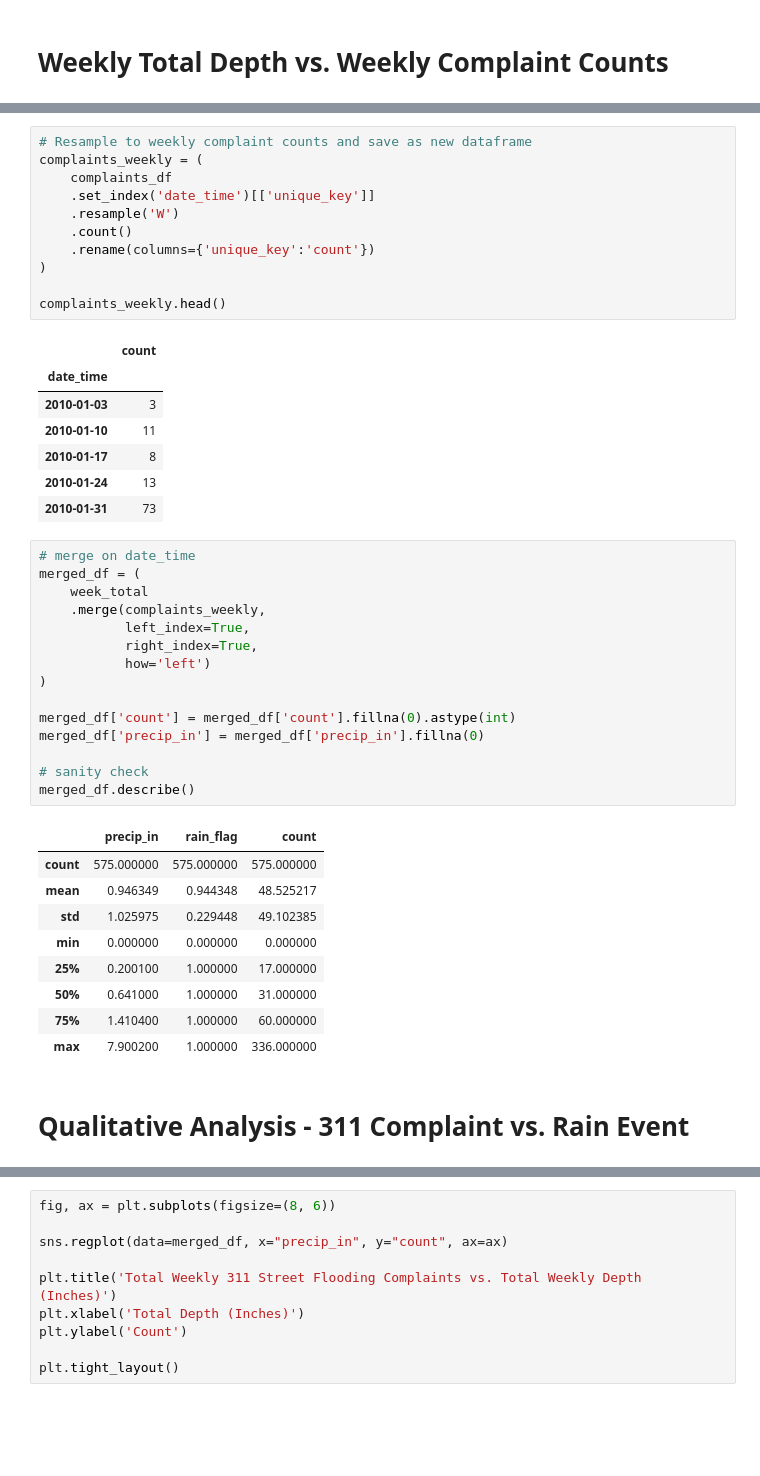
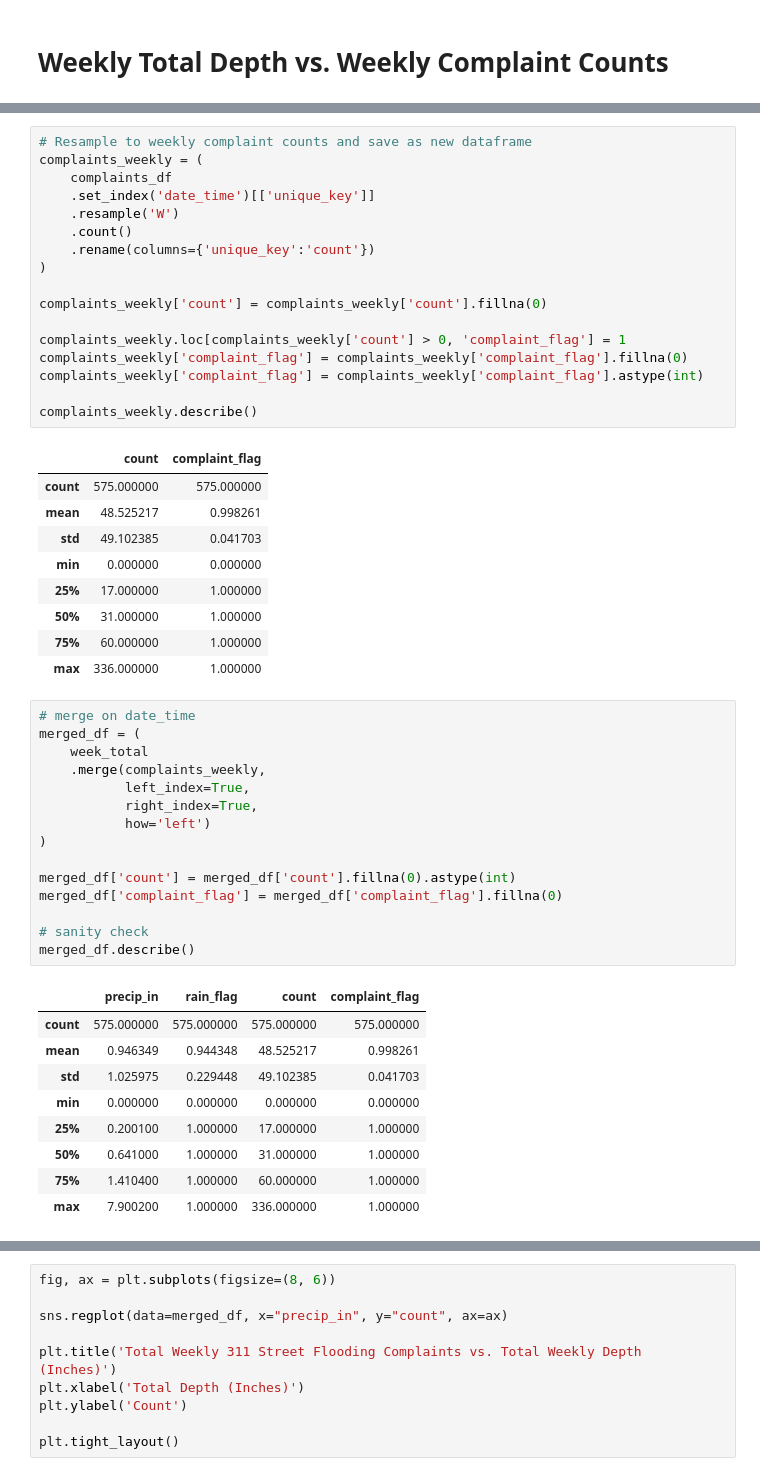
Before and after one commit to datalifenyc/nyc-street-flooding-analysis, a Jupyter notebook: analysis-book/nyc-311-groundtruth.ipynb, the cells around one changed output, grey strips where cells are left out. Cells and saved outputs as stored; diff of their text form; blank space fills up the shorter version.

```diff
--- a/analysis-book/nyc-311-groundtruth.ipynb
+++ b/analysis-book/nyc-311-groundtruth.ipynb
@@ -798,39 +720,45 @@ complaints_weekly = (
     .rename(columns={'unique_key':'count'})
 )
 
-complaints_weekly.head()
+complaints_weekly['count'] = complaints_weekly['count'].fillna(0)
+
+complaints_weekly.loc[complaints_weekly['count'] > 0, 'complaint_flag'] = 1
+complaints_weekly['complaint_flag'] = complaints_weekly['complaint_flag'].fillna(0)
+complaints_weekly['complaint_flag'] = complaints_weekly['complaint_flag'].astype(int)
+
+complaints_weekly.describe()
 # %% [output]
-|  | count |
-| date_time |  |
-| 2010-01-03 | 3 |
-| 2010-01-10 | 11 |
-| 2010-01-17 | 8 |
-| 2010-01-24 | 13 |
-| 2010-01-31 | 73 |
+|  | count | complaint_flag |
+| count | 575.000000 | 575.000000 |
+| mean | 48.525217 | 0.998261 |
+| std | 49.102385 | 0.041703 |
+| min | 0.000000 | 0.000000 |
+| 25% | 17.000000 | 1.000000 |
+| 50% | 31.000000 | 1.000000 |
+| 75% | 60.000000 | 1.000000 |
+| max | 336.000000 | 1.000000 |
 # %%
 # merge on date_time
 merged_df = (
     week_total
     .merge(complaints_weekly,
            left_index=True,
            right_index=True,
            how='left')
 )
 
 merged_df['count'] = merged_df['count'].fillna(0).astype(int)
-merged_df['precip_in'] = merged_df['precip_in'].fillna(0)
+merged_df['complaint_flag'] = merged_df['complaint_flag'].fillna(0)
 
 # sanity check
 merged_df.describe()
 # %% [output]
-|  | precip_in | rain_flag | count |
-| count | 575.000000 | 575.000000 | 575.000000 |
-| mean | 0.946349 | 0.944348 | 48.525217 |
-| std | 1.025975 | 0.229448 | 49.102385 |
-| min | 0.000000 | 0.000000 | 0.000000 |
-| 25% | 0.200100 | 1.000000 | 17.000000 |
-| 50% | 0.641000 | 1.000000 | 31.000000 |
-| 75% | 1.410400 | 1.000000 | 60.000000 |
-| max | 7.900200 | 1.000000 | 336.000000 |
+|  | precip_in | rain_flag | count | complaint_flag |
+| count | 575.000000 | 575.000000 | 575.000000 | 575.000000 |
+| mean | 0.946349 | 0.944348 | 48.525217 | 0.998261 |
+| std | 1.025975 | 0.229448 | 49.102385 | 0.041703 |
+| min | 0.000000 | 0.000000 | 0.000000 | 0.000000 |
+| 25% | 0.200100 | 1.000000 | 17.000000 | 1.000000 |
+| 50% | 0.641000 | 1.000000 | 31.000000 | 1.000000 |
+| 75% | 1.410400 | 1.000000 | 60.000000 | 1.000000 |
+| max | 7.900200 | 1.000000 | 336.000000 | 1.000000 |
-# %% [markdown]
-# Qualitative Analysis - 311 Complaint vs. Rain Event
```
Also changed, not shown: parts of 54 cells of this notebook.
